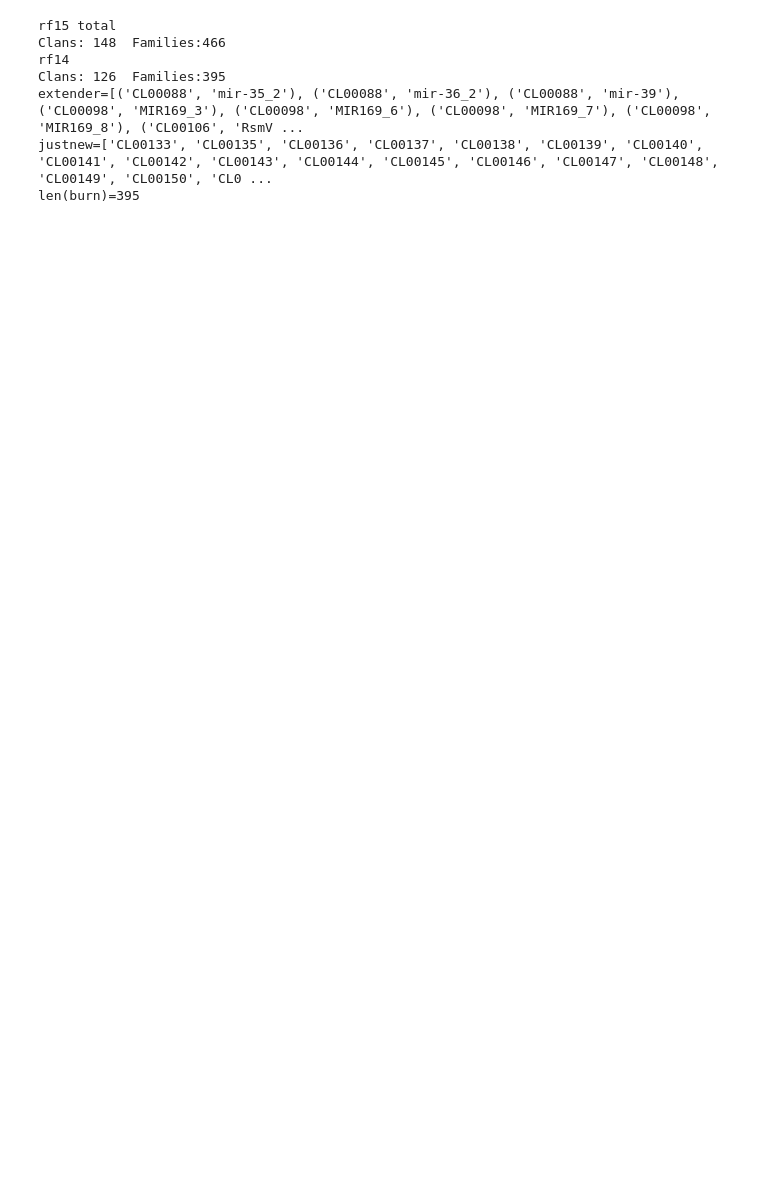
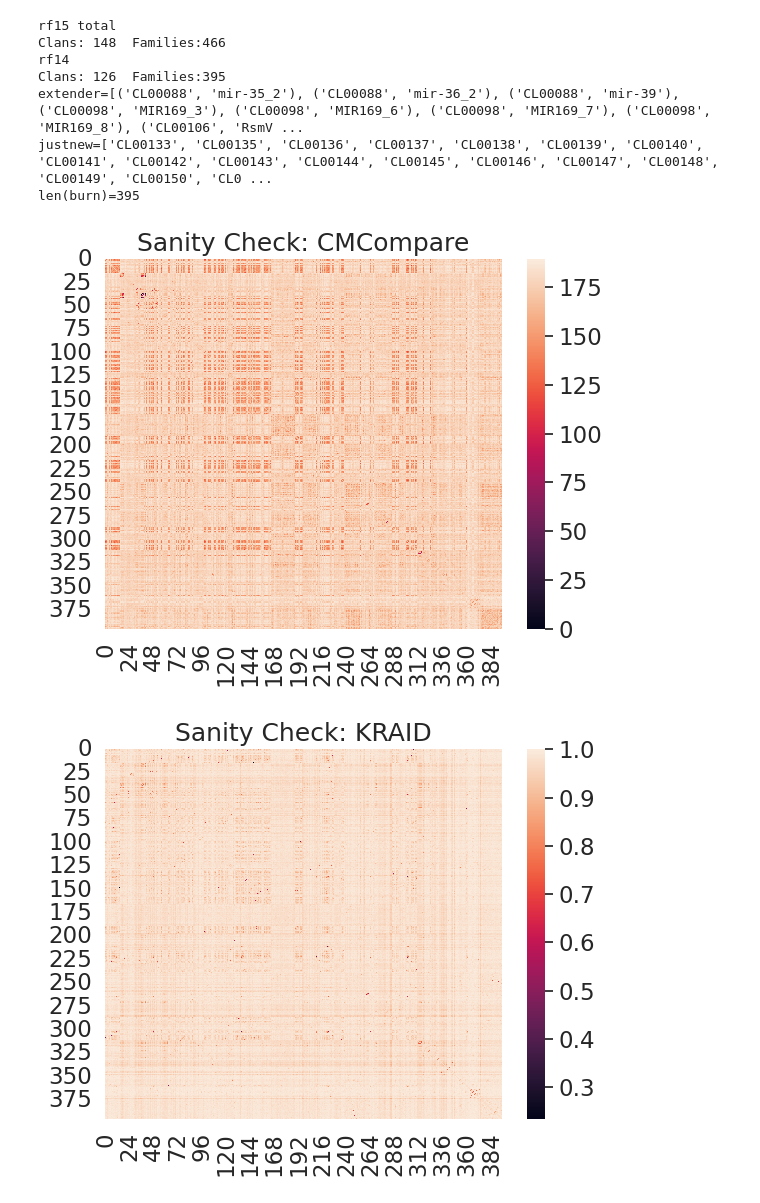
Before and after one commit to smautner/pig, a Jupyter notebook: yoda/scripts/cmcompare_CLEANUP.ipynb, the cells around one changed output. Saved outputs shown, nothing was run; the diff lists cells and outputs as text; code cells hidden in the pictures; blank space fills up the shorter version.

```diff
--- a/yoda/scripts/cmcompare_CLEANUP.ipynb
+++ b/yoda/scripts/cmcompare_CLEANUP.ipynb
@@ -263,3 +230,8 @@ Clans: 126  Families:395
 extender=[('CL00088', 'mir-35_2'), ('CL00088', 'mir-36_2'), ('CL00088', 'mir-39'), ('CL00098', 'MIR169_3'), ('CL00098', 'MIR169_6'), ('CL00098', 'MIR169_7'), ('CL00098', 'MIR169_8'), ('CL00106', 'RsmV ...
 justnew=['CL00133', 'CL00135', 'CL00136', 'CL00137', 'CL00138', 'CL00139', 'CL00140', 'CL00141', 'CL00142', 'CL00143', 'CL00144', 'CL00145', 'CL00146', 'CL00147', 'CL00148', 'CL00149', 'CL00150', 'CL0 ...
 len(burn)=395
+# %%
+cmcomp.sanity_check(data)
+# %% [output]
+[figure, added]
+[figure, added]
```
Also changed, not shown: parts of 9 cells of this notebook, 3 other files.
